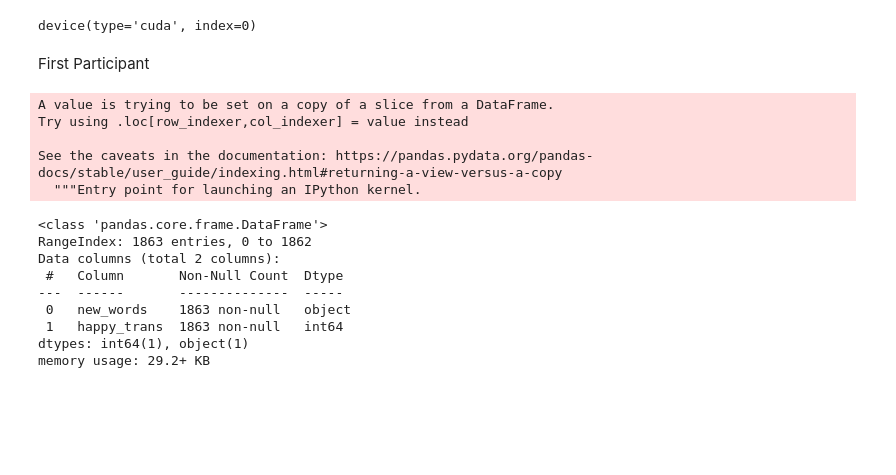
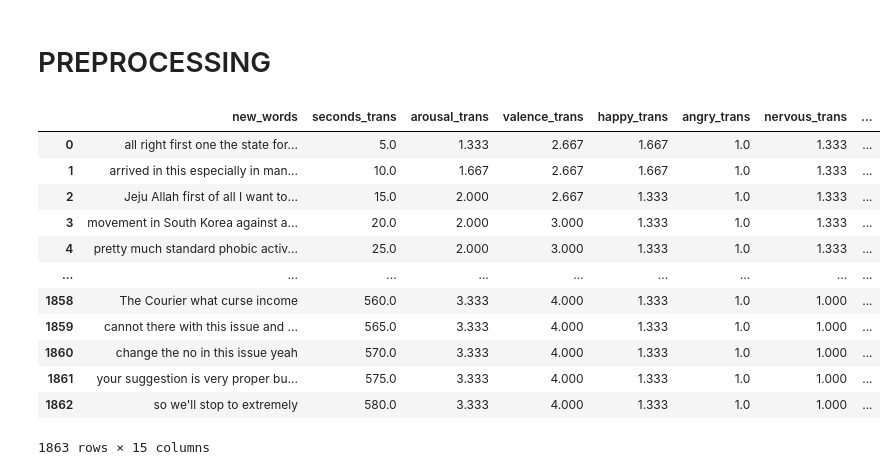
Before and after one commit to saber258/EEG_Text_alignment, a Jupyter notebook: notebooks/Happy.ipynb, the cells around one changed output. Drawn from its saved outputs; the diff is of its cells as text; code cells hidden in the pictures; blank space fills up the shorter version.

```diff
--- a/notebooks/Happy.ipynb
+++ b/notebooks/Happy.ipynb
@@ -124,2 +15,4 @@ from torch import nn, optim
+# %% [markdown]
+# PREPROCESSING
 # %%
 os.chdir('drive/MyDrive/William_2022')
@@ -136,9 +19,21 @@ device = torch.device("cuda:0" if torch.cuda.is_available() else "cpu")
-# %%
-device
-# %% [output]
-device(type='cuda', index=0)
 # %%
 df = pd.read_csv('DATASETS/CSV/full_transcript_concat.csv')
+# %%
+df
+# %% [output]
+|  | new_words | seconds_trans | arousal_trans | valence_trans | happy_trans | angry_trans | nervous_trans | ... |
+| 0 | all right first one the state for... | 5.0 | 1.333 | 2.667 | 1.667 | 1.0 | 1.333 | ... |
+| 1 | arrived in this especially in man... | 10.0 | 1.667 | 2.667 | 1.667 | 1.0 | 1.333 | ... |
+| 2 | Jeju Allah first of all I want to... | 15.0 | 2.000 | 2.667 | 1.333 | 1.0 | 1.333 | ... |
+| 3 | movement in South Korea against a... | 20.0 | 2.000 | 3.000 | 1.333 | 1.0 | 1.333 | ... |
+| 4 | pretty much standard phobic activ... | 25.0 | 2.000 | 3.000 | 1.333 | 1.0 | 1.333 | ... |
+| ... | ... | ... | ... | ... | ... | ... | ... | ... |
+| 1858 | The Courier what curse income | 560.0 | 3.333 | 4.000 | 1.333 | 1.0 | 1.000 | ... |
+| 1859 | cannot there with this issue and ... | 565.0 | 3.333 | 4.000 | 1.333 | 1.0 | 1.000 | ... |
+| 1860 | change the no in this issue yeah | 570.0 | 3.333 | 4.000 | 1.333 | 1.0 | 1.000 | ... |
+| 1861 | your suggestion is very proper bu... | 575.0 | 3.333 | 4.000 | 1.333 | 1.0 | 1.000 | ... |
+| 1862 | so we'll stop to extremely | 580.0 | 3.333 | 4.000 | 1.333 | 1.0 | 1.000 | ... |
+1863 rows × 15 columns
 # %%
 df['arousal_trans'] = df['arousal_trans'].round()
 df['arousal2_trans'] = df['arousal2_trans'].round()
@@ -157,5 +52,3 @@ df['nervous2_trans'] = df['nervous2_trans'].round()
 
 df['sad_trans'] = df['sad_trans'].round()
 df['sad2_trans'] = df['sad2_trans'].round()
-# %% [markdown]
-First Participant
@@ -164,20 +54,0 @@ df1_happy = df[['new_words', 'happy_trans']]
-# %%
-df1_happy['happy_trans'] = df1_happy['happy_trans'].astype(int)
-# %% [output]
-A value is trying to be set on a copy of a slice from a DataFrame.
-Try using .loc[row_indexer,col_indexer] = value instead
-
-See the caveats in the documentation: https://pandas.pydata.org/pandas-docs/stable/user_guide/indexing.html#returning-a-view-versus-a-copy
-  """Entry point for launching an IPython kernel.
-# %%
-df1_happy.info()
-# %% [output]
-<class 'pandas.core.frame.DataFrame'>
-RangeIndex: 1863 entries, 0 to 1862
-Data columns (total 2 columns):
- #   Column       Non-Null Count  Dtype
----  ------       --------------  -----
- 0   new_words    1863 non-null   object
- 1   happy_trans  1863 non-null   int64
-dtypes: int64(1), object(1)
-memory usage: 29.2+ KB
```
Also changed, not shown: parts of 78 cells of this notebook, 3 other files.
